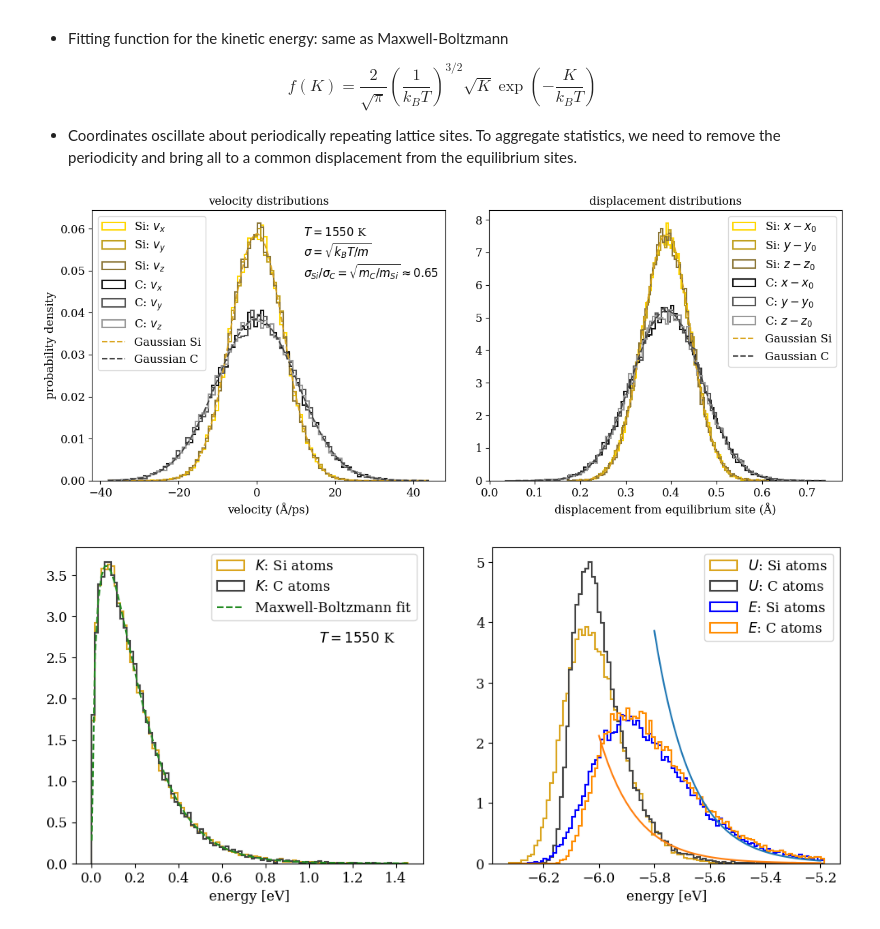
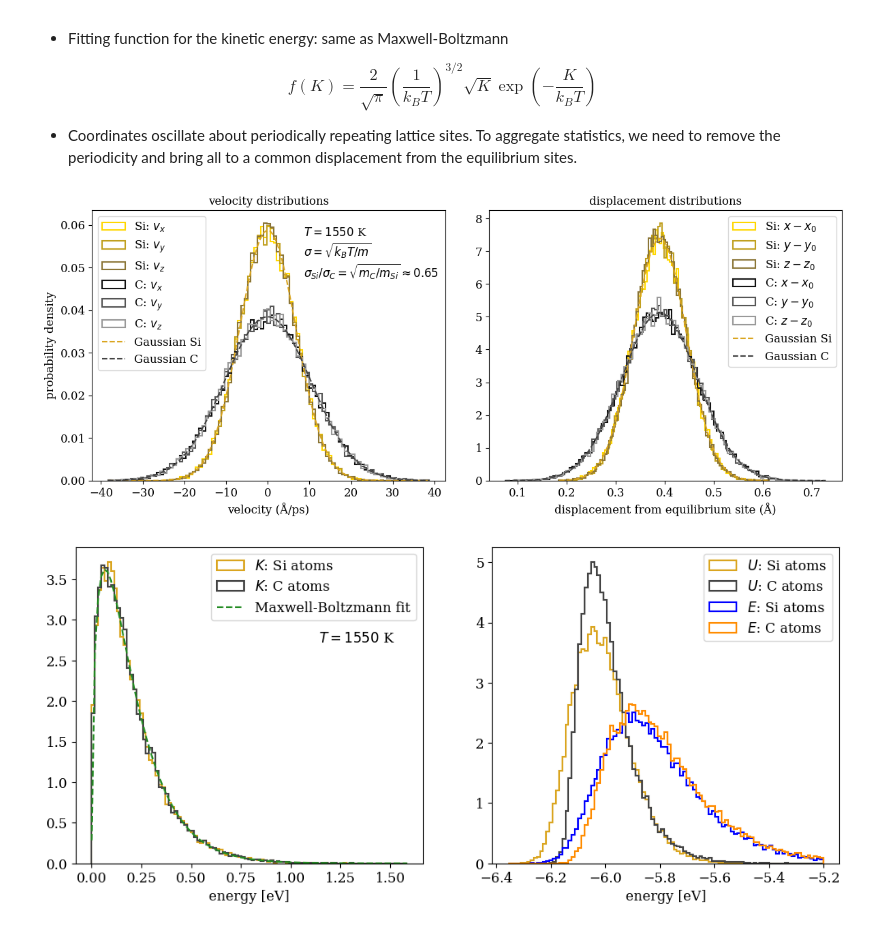
Before and after one commit to Luca-R27/PhDcourse_2026_CompMatMod, a Jupyter notebook: MD/MD-canonical.ipynb, the cells around one changed output. Cells and saved outputs as stored; diff of their text form; code cells hidden in the pictures.

Commit message:
fix images in notebook

```diff
--- a/MD/MD-canonical.ipynb
+++ b/MD/MD-canonical.ipynb
@@ -234,7 +235,7 @@ def shift_coords(x, a, N_cells):
 # %%
 # Load the i-th snapshots of the dump file and extract: energies, coordinates and velocities separated by atom type
 
-data = get_frame('SiC_1550K.dump', 6, N_atoms)
+data = get_frame('SiC_1550K.dump', 20, N_atoms)
 # column 1 has the atom type, which we'll use to separate data into Si (type 1) and C (type 2)
 # columns 3 to 5 have coordinates, columns 6 to 8 are velocities, 9 is potential energy, 10 is hydrostatic atomic stress
 
@@ -320,37 +321,32 @@ ax1.text(.6, .75, f"$T={T_nvt}$ K"+f"\n"+r"$\sigma=\sqrt{k_BT/m}$"+f"\n"+r"$\sig
 plt.tight_layout()
 plt.show()
 # %% [output]
-[figure, old version]
+[figure, new version]
 # %%
 K_bins = np.linspace(np.min(K), np.max(K), num=100)
 U_bins = np.linspace(np.min(U), np.max(U), num=100)
 
 fig, (ax1, ax2) = plt.subplots(1, 2, figsize=(12, 5))
 
 ax1.hist(K_Si, bins=K_bins, histtype='step', density=True, color='#DAA520', label=r"$K$: Si atoms", linewidth=1.5)
 ax1.hist(K_C, bins=K_bins, histtype='step', density=True, color='#444444', label=r"$K$: C atoms", linewidth=1.5)
 ax1.plot(K_bins, K_fit(K_bins, T_nvt), linestyle='--', label='Maxwell-Boltzmann fit', linewidth=1.5, color="forestgreen")
 ax1.legend(fontsize=ftsz)
 ax1.set_xlabel('energy [eV]', fontsize=ftsz)
 ax1.text(.7, .7, f"$T={T_nvt}$ K", transform=ax1.transAxes, fontsize=ftsz)
 
 ax2.hist(U_Si, bins=U_bins, histtype='step', density=True, color='#DAA520', label=r"$U$: Si atoms", linewidth=1.5)
 ax2.hist(U_C, bins=U_bins, histtype='step', density=True, color='#444444', label=r"$U$: C atoms", linewidth=1.5)
 
 ax2.hist(U_Si+K_Si, bins=U_bins, histtype='step', density=True, color='blue', label=r"$E$: Si atoms", linewidth=1.5)
 ax2.hist(U_C+K_C, bins=U_bins, histtype='step', density=True, color='darkorange', label=r"$E$: C atoms", linewidth=1.5)
 
-x = np.linspace(-5.8, -5.2)
-ax2.plot(x, np.exp((-5.62-x)/(8.6e-5*T_nvt)))
-x = np.linspace(-6, -5.2)
-ax2.plot(x, np.exp((-5.9-x)/(8.6e-5*T_nvt)))
-
 ax2.set_xlabel('energy [eV]', fontsize=ftsz)
 
 
 ax2.legend(fontsize=ftsz)
 
 
 plt.show()
 # %% [output]
-[figure, old version]
+[figure, new version]
```
Also changed, not shown: parts of 4 cells of this notebook, 1 other file.
